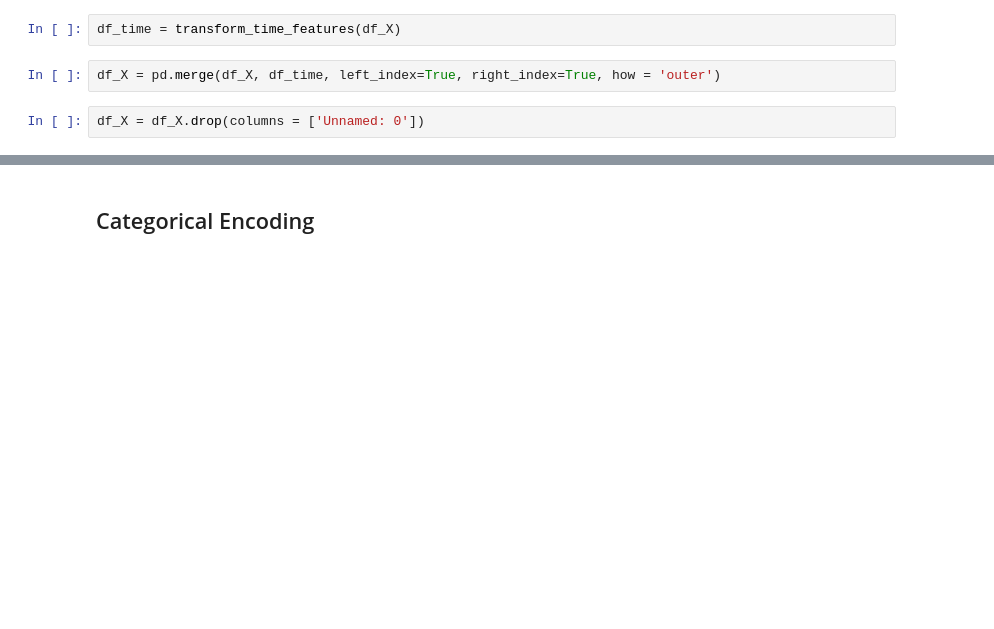
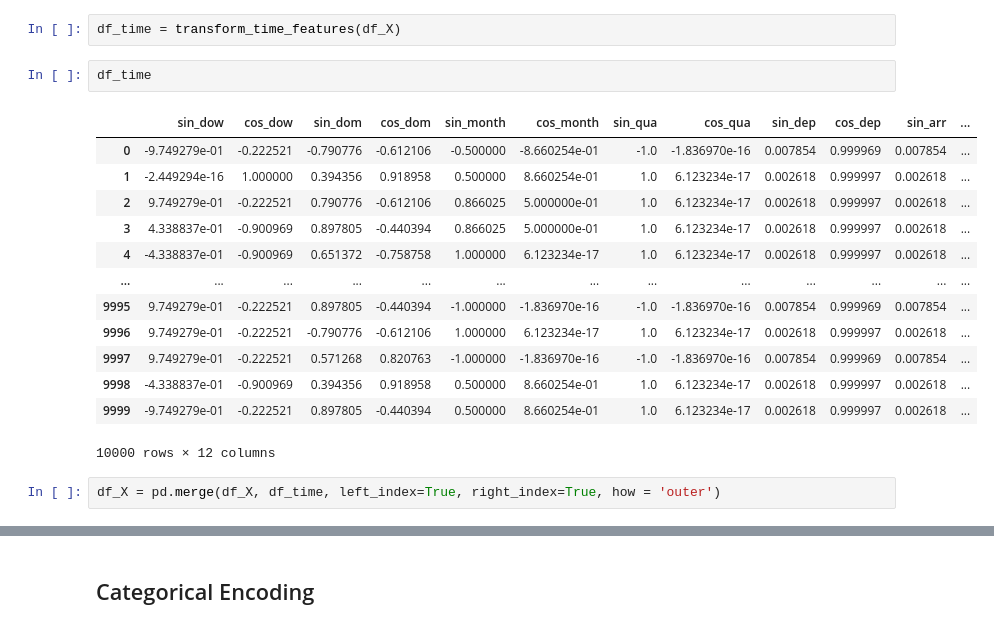
Before and after one commit to sameriliya/delai, a Jupyter notebook: notebooks/M_M_preprocessing_notebook.ipynb, the cells around one changed output, grey strips where cells are left out. Saved outputs shown, nothing was run; the diff lists cells and outputs as text; blank space fills up the shorter version.

```diff
--- a/notebooks/M_M_preprocessing_notebook.ipynb
+++ b/notebooks/M_M_preprocessing_notebook.ipynb
@@ -149,7 +167,21 @@ def transform_time_features(X: pd.DataFrame):
     return result
 # %%
 df_time = transform_time_features(df_X)
+# %%
+df_time
+# %% [output]
+|  | sin_dow | cos_dow | sin_dom | cos_dom | sin_month | cos_month | sin_qua | cos_qua | sin_dep | cos_dep | sin_arr | ... |
+| 0 | -9.749279e-01 | -0.222521 | -0.790776 | -0.612106 | -0.500000 | -8.660254e-01 | -1.0 | -1.836970e-16 | 0.007854 | 0.999969 | 0.007854 | ... |
+| 1 | -2.449294e-16 | 1.000000 | 0.394356 | 0.918958 | 0.500000 | 8.660254e-01 | 1.0 | 6.123234e-17 | 0.002618 | 0.999997 | 0.002618 | ... |
+| 2 | 9.749279e-01 | -0.222521 | 0.790776 | -0.612106 | 0.866025 | 5.000000e-01 | 1.0 | 6.123234e-17 | 0.002618 | 0.999997 | 0.002618 | ... |
+| 3 | 4.338837e-01 | -0.900969 | 0.897805 | -0.440394 | 0.866025 | 5.000000e-01 | 1.0 | 6.123234e-17 | 0.002618 | 0.999997 | 0.002618 | ... |
+| 4 | -4.338837e-01 | -0.900969 | 0.651372 | -0.758758 | 1.000000 | 6.123234e-17 | 1.0 | 6.123234e-17 | 0.002618 | 0.999997 | 0.002618 | ... |
+| ... | ... | ... | ... | ... | ... | ... | ... | ... | ... | ... | ... | ... |
+| 9995 | 9.749279e-01 | -0.222521 | 0.897805 | -0.440394 | -1.000000 | -1.836970e-16 | -1.0 | -1.836970e-16 | 0.007854 | 0.999969 | 0.007854 | ... |
+| 9996 | 9.749279e-01 | -0.222521 | -0.790776 | -0.612106 | 1.000000 | 6.123234e-17 | 1.0 | 6.123234e-17 | 0.002618 | 0.999997 | 0.002618 | ... |
+| 9997 | 9.749279e-01 | -0.222521 | 0.571268 | 0.820763 | -1.000000 | -1.836970e-16 | -1.0 | -1.836970e-16 | 0.007854 | 0.999969 | 0.007854 | ... |
+| 9998 | -4.338837e-01 | -0.900969 | 0.394356 | 0.918958 | 0.500000 | 8.660254e-01 | 1.0 | 6.123234e-17 | 0.002618 | 0.999997 | 0.002618 | ... |
+| 9999 | -9.749279e-01 | -0.222521 | 0.897805 | -0.440394 | 0.500000 | 8.660254e-01 | 1.0 | 6.123234e-17 | 0.002618 | 0.999997 | 0.002618 | ... |
+10000 rows × 12 columns
 # %%
 df_X = pd.merge(df_X, df_time, left_index=True, right_index=True, how = 'outer')
-# %%
-df_X = df_X.drop(columns = ['Unnamed: 0'])
```
Also changed, not shown: parts of 10 cells of this notebook, 2 other files.
